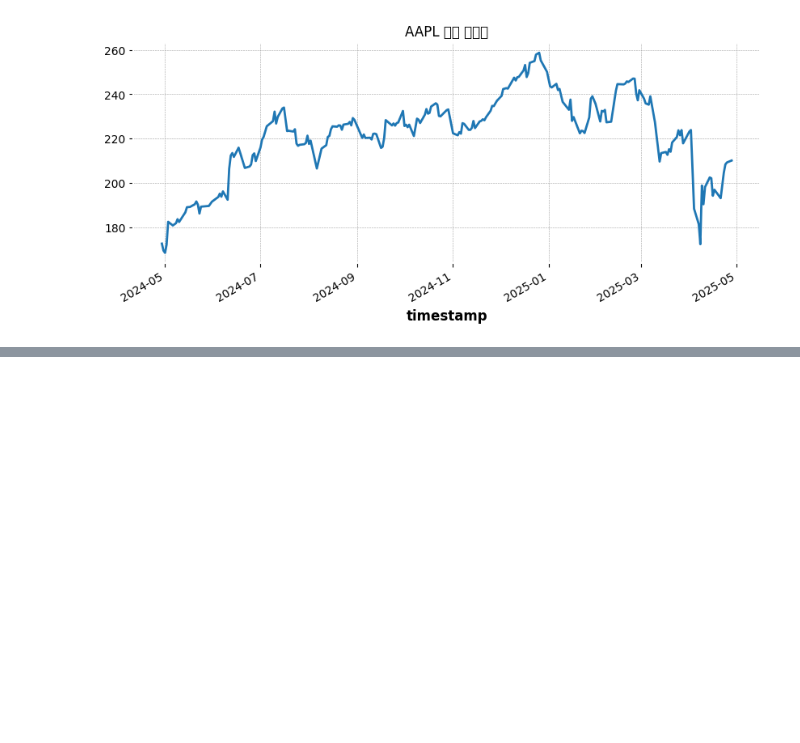
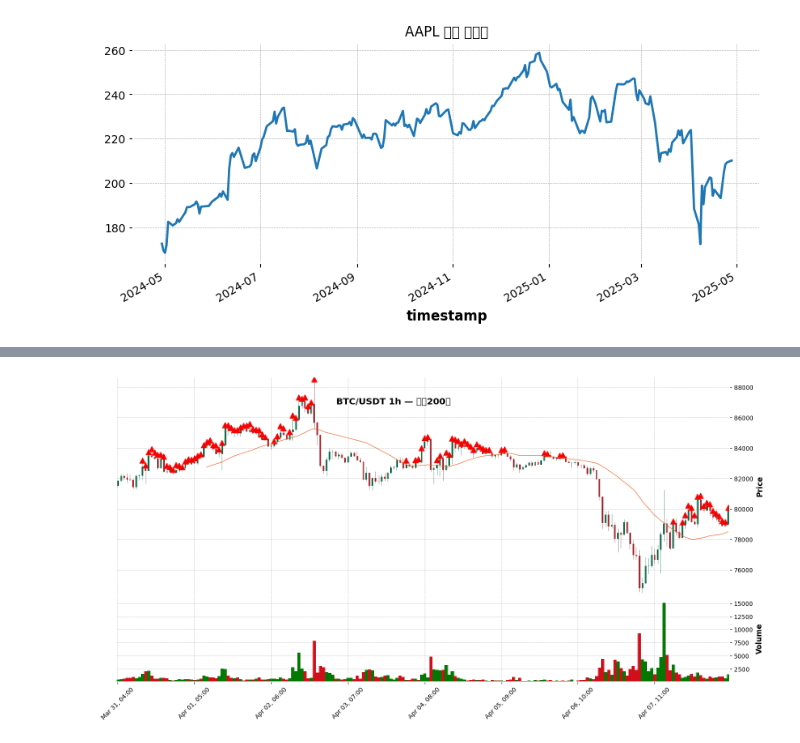
Before and after one commit to Chen123321123/PythonTrade, a Jupyter notebook: notebooks/data_exploration.ipynb, the cells around one changed output, grey strips where cells are left out. Drawn from its saved outputs; the diff is of its cells as text; code cells hidden in the pictures; blank space fills up the shorter version.

```diff
--- a/notebooks/data_exploration.ipynb
+++ b/notebooks/data_exploration.ipynb
@@ -154,3 +154,52 @@ df["close"].plot(title="AAPL 日线 收盘价", figsize=(10,4))
 # %% [output]
 <Axes: title={'center': 'AAPL 日线 收盘价'}, xlabel='timestamp'>
 [figure]
+# %%
+import ccxt
+import pandas as pd
+import mplfinance as mpf
+
+# ─── 0. 用 ccxt 从 Binance 抓 BTC/USDT 1h K 线 ───────────
+exchange = ccxt.binance({"enableRateLimit": True})
+# since 参数：从哪天开始拉？这里举例最近 1000 小时
+bars = exchange.fetch_ohlcv('BTC/USDT', timeframe='1h', since=exchange.milliseconds() - 1000*60*60*1000)
+
+# 转成 DataFrame
+df = pd.DataFrame(bars, columns=['timestamp','open','high','low','close','volume'])
+df['timestamp'] = pd.to_datetime(df['timestamp'], unit='ms')
+df.set_index('timestamp', inplace=True)
+
+# ─── 1. 生成 ma30 & flag ────────────────────────────────────
+df['ma30'] = df['close'].rolling(30).mean()
+df['flag'] = df['close'] > df['ma30']
+
+# ─── 2. 取最后 N 根（N<=bars 数量） ─────────────────────────
+N = 200
+df_sub = df.iloc[-N:].copy()
+
+# 调试：看看最近几根收盘价，确认真的是几万
+print(df_sub['close'].tail())
+
+# ─── 3. 准备信号散点层 ─────────────────────────────────────
+signal_plot = mpf.make_addplot(
+    df_sub['high'].where(df_sub['flag']),
+    type='scatter',
+    markersize=80,
+    marker='^',
+    color='red',
+    panel=0
+)
+
+# ─── 4. 画图 ────────────────────────────────────────────────
+mpf.plot(
+    df_sub,
+    type='candle',
+    mav=30,
+    volume=True,
+    addplot=[signal_plot],
+    style='charles',
+    figsize=(16, 8),
+    title="BTC/USDT 1h — 最新200根",
+    tight_layout=True
+)
+# %% [output]
@@ -156,0 +213 @@ df["close"].plot(title="AAPL 日线 收盘价", figsize=(10,4))
+[figure, added]
```
Also changed, not shown: parts of 4 cells of this notebook.
